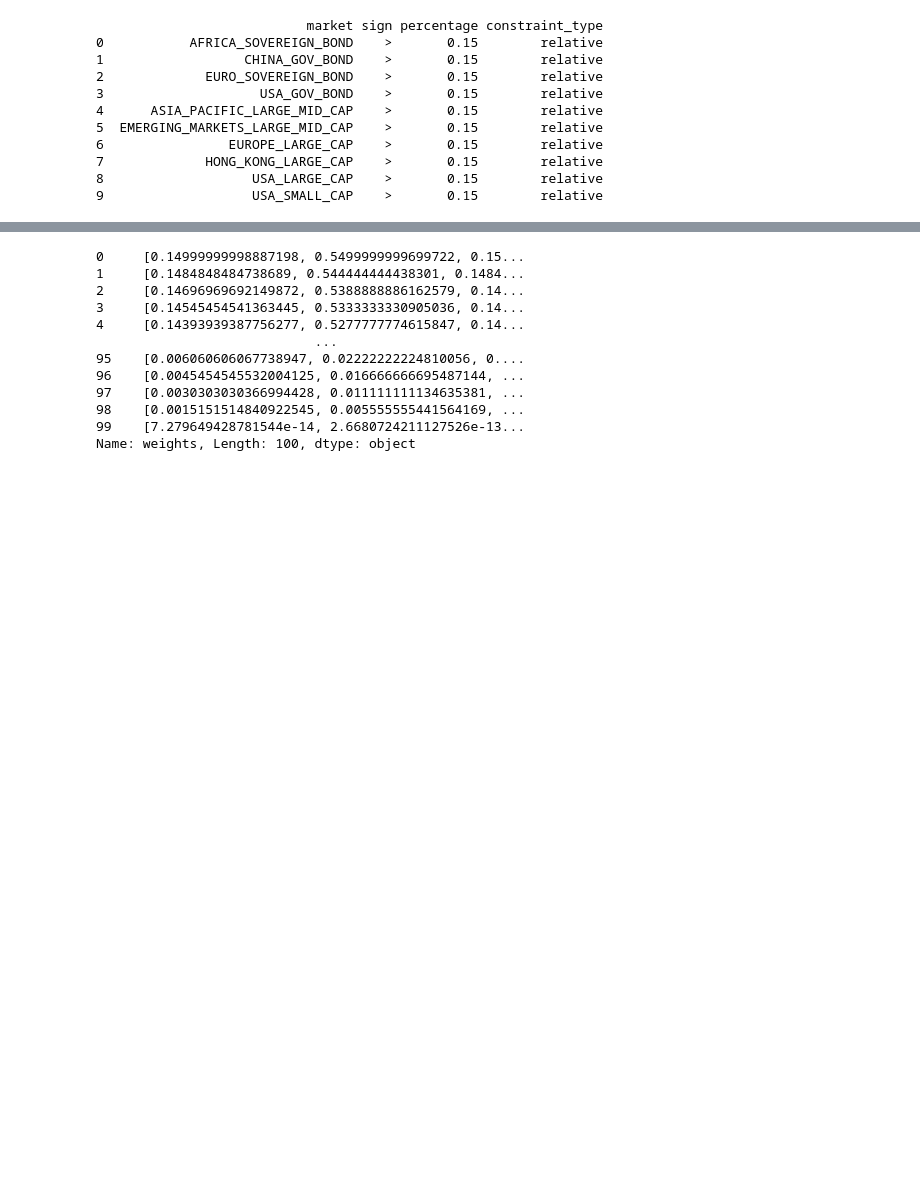
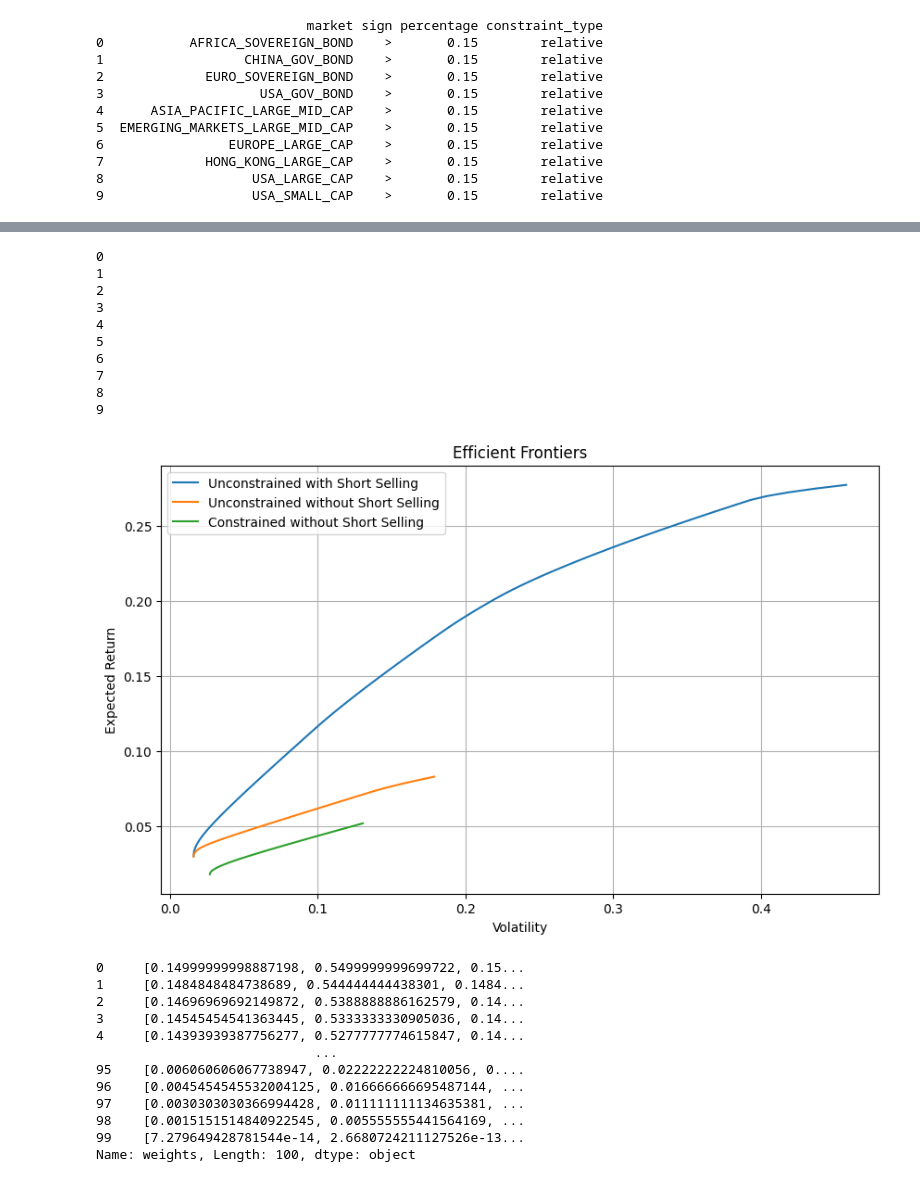
Before and after one commit to andreivanghel/asset-allocation, a Jupyter notebook: py/new.ipynb, the cells around one changed output, grey strips where cells are left out. Saved outputs shown, nothing was run; the diff lists cells and outputs as text; code cells hidden in the pictures; blank space fills up the shorter version.

```diff
--- a/py/new.ipynb
+++ b/py/new.ipynb
@@ -12,9 +12,10 @@ import json
 
 
 ### PRICE TIME SERIES DATAFRAME
-price_series = pd.read_csv("/Users/andrei/Documents/asset-allocation-data/processed/2024-05-29/all_markets_2024-05-29.csv")
+price_series = pd.read_csv("/Users/andrei/Documents/asset-allocation-data/processed/2024-06-02/all_markets_2024-06-02.csv")
 price_series['DATE'] = pd.to_datetime(price_series['DATE'])
 price_series.set_index('DATE', inplace=True)
+price_series = price_series.loc[price_series.index > "2007-01-01"]
 print("Markets: ", price_series.columns)
 portfolioAllocation.validate(price_series)
 
@@ -24,9 +25,17 @@ risk_free_rate = 0.03
 expected_returns = portfolioAllocation.getExpectedReturns(log_returns, calendarized = True) * 252
 cov_matrix = portfolioAllocation.getCovarianceMatrix(log_returns, calendarized = True) * 252
 
+### FOREX TIME SERIES DATAFRAME
+fx_series = pd.read_csv("/Users/andrei/Documents/asset-allocation-data/processed/2024-06-02/FX_2024-06-02.csv")
+fx_series['DATE'] = pd.to_datetime(fx_series['DATE'])
+fx_series.set_index('DATE', inplace=True)
+
 ### MARKETS MAPPING JSON
 with open('/Users/andrei/Documents/GitHub/asset-allocation/markets_mapping.JSON', 'r') as file:
     market_mapping = json.load(file)
+    ### MARKETS MAPPING JSON
+with open('/Users/andrei/Documents/GitHub/asset-allocation/fx_mapping.JSON', 'r') as file:
+    forex_mapping = json.load(file)
 # %% [output]
 Markets:  Index(['AFRICA_SOVEREIGN_BOND', 'CHINA_GOV_BOND', 'EURO_SOVEREIGN_BOND',
        'USA_GOV_BOND', 'ASIA_PACIFIC_LARGE_MID_CAP',
@@ -121,4 +167,39 @@ bounds ((0, 1), (0, 1), (0, 1), (0, 1), (0, 1), (0, 1), (0, 1), (0, 1), (0, 1),
 [figure]
+# %%
+# Calculate efficient frontiers for different scenarios
+efficient_frontier_unconstrained_short = my_model.calculateEfficientFrontier(short_selling=True)
+efficient_frontier_unconstrained_no_short = my_model.calculateEfficientFrontier(short_selling=False)
+efficient_frontier_constrained_no_short = my_model.calculateEfficientFrontier(short_selling=False, allocation_constraints=allocation_constraints)
+
+# Function to plot efficient frontiers
+def plot_efficient_frontier(efficient_frontier, title, ax):
+    ax.plot(efficient_frontier['volatility'], efficient_frontier['returns'], label=title)
+    ax.set_xlabel('Volatility')
+    ax.set_ylabel('Expected Return')
+    ax.legend()
+
+# Plot the efficient frontiers
+fig, ax = plt.subplots(figsize=(10, 6))
+
+plot_efficient_frontier(efficient_frontier_unconstrained_short, 'Unconstrained with Short Selling', ax)
+plot_efficient_frontier(efficient_frontier_unconstrained_no_short, 'Unconstrained without Short Selling', ax)
+plot_efficient_frontier(efficient_frontier_constrained_no_short, 'Constrained without Short Selling', ax)
+
+plt.title('Efficient Frontiers')
+plt.grid(True)
+plt.show()
+# %% [output]
+0
+1
+2
+3
+4
+5
+6
+7
+8
+9
+[figure, added]
 # %%
 pf['weights']
 # %% [output]
```
Also changed, not shown: parts of 4 cells of this notebook, 4 other files.
